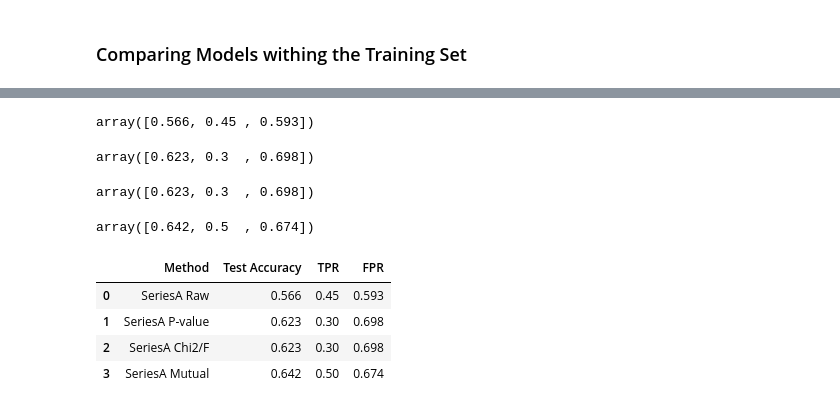
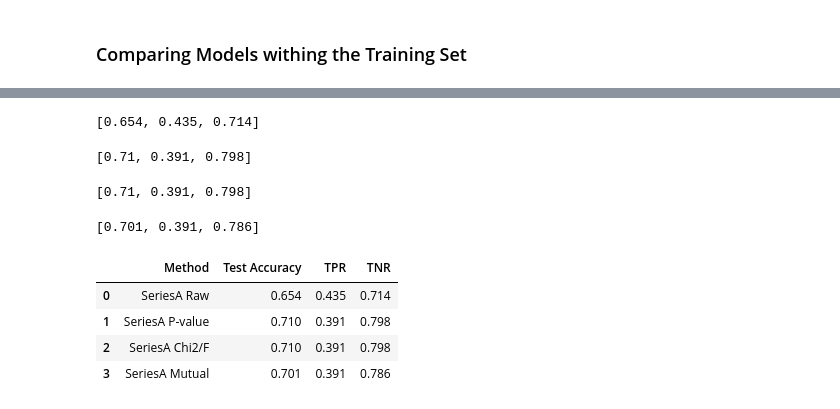
Before and after one commit to xiaoxiang-ma/predicting-angelist-startup-performances, a Jupyter notebook: ml_logistic.ipynb, the cells around one changed output, grey strips where cells are left out. Saved outputs shown, nothing was run; the diff lists cells and outputs as text; code cells hidden in the pictures.

```diff
--- a/ml_logistic.ipynb
+++ b/ml_logistic.ipynb
@@ -22,7 +22,7 @@ from sklearn.metrics import roc_auc_score, roc_curve, auc
 ### Generating data frames
 # %%
 comp = pd.read_csv('companies.csv')
-comp = comp[comp.lat.notna() & comp.stage.notna()
+comp = comp[comp.stage.notna()
      & comp.name.notna() & comp["size_numeric"].notna()]
 comp['market'] = comp['market'].apply(lambda row: str(row).replace(" ", "_"))
 # %%
@@ -644,8 +711,8 @@ def test_results(x_train, y_train, x_test, y_test):
     y_pred = logi.predict(x_test)
     cm = confusion_matrix(y_test, y_pred,labels=[1, 0])
     tpr = cm[0][0]/np.sum(cm[0])
-    fpr = cm[1][1]/np.sum(cm[1])
-    return(list(np.round([acc,tpr,fpr],3)))
+    tnr = cm[1][1]/np.sum(cm[1])
+    return(list(np.round([acc,tpr,tnr],3)))
 # %%
 test_results(seed_x_train, seed_y_train, seed_x_test, seed_y_test)
 # %% [output]
@@ -761,30 +828,30 @@ plt.show()
 # %%
 test_results(seriesA_x_train, seriesA_y_train, seriesA_x_test, seriesA_y_test)
 # %% [output]
-array([0.566, 0.45 , 0.593])
+[0.654, 0.435, 0.714]
 # %%
 test_results(seriesA_x_train[p_seriesA], seriesA_y_train, seriesA_x_test[p_seriesA], seriesA_y_test)
 # %% [output]
-array([0.623, 0.3  , 0.698])
+[0.71, 0.391, 0.798]
 # %%
 test_results(seriesA_x_train[chi2_seriesA], seriesA_y_train, seriesA_x_test[chi2_seriesA], seriesA_y_test)
 # %% [output]
-array([0.623, 0.3  , 0.698])
+[0.71, 0.391, 0.798]
 # %%
 test_results(seriesA_x_train[mutual_seriesA], seriesA_y_train, seriesA_x_test[mutual_seriesA], seriesA_y_test)
 # %% [output]
-array([0.642, 0.5  , 0.674])
+[0.701, 0.391, 0.786]
 # %%
 data = [
     ["SeriesA Raw"] + test_results(seriesA_x_train, seriesA_y_train, seriesA_x_test, seriesA_y_test),
     ["SeriesA P-value"] + test_results(seriesA_x_train[p_seriesA], seriesA_y_train, seriesA_x_test[p_seriesA], seriesA_y_test),
     ["SeriesA Chi2/F"] + test_results(seriesA_x_train[chi2_seriesA], seriesA_y_train, seriesA_x_test[chi2_seriesA], seriesA_y_test),
     ["SeriesA Mutual"] + test_results(seriesA_x_train[mutual_seriesA], seriesA_y_train, seriesA_x_test[mutual_seriesA], seriesA_y_test)]
-df = pd.DataFrame(data, columns = ['Method','Test Accuracy', 'TPR', "FPR"])
+df = pd.DataFrame(data, columns = ['Method','Test Accuracy', 'TPR', "TNR"])
 df
 # %% [output]
-|  | Method | Test Accuracy | TPR | FPR |
-| 0 | SeriesA Raw | 0.566 | 0.45 | 0.593 |
-| 1 | SeriesA P-value | 0.623 | 0.30 | 0.698 |
-| 2 | SeriesA Chi2/F | 0.623 | 0.30 | 0.698 |
-| 3 | SeriesA Mutual | 0.642 | 0.50 | 0.674 |
+|  | Method | Test Accuracy | TPR | TNR |
+| 0 | SeriesA Raw | 0.654 | 0.435 | 0.714 |
+| 1 | SeriesA P-value | 0.710 | 0.391 | 0.798 |
+| 2 | SeriesA Chi2/F | 0.710 | 0.391 | 0.798 |
+| 3 | SeriesA Mutual | 0.701 | 0.391 | 0.786 |
```
Also changed, not shown: parts of 25 cells of this notebook, 4 other files.
